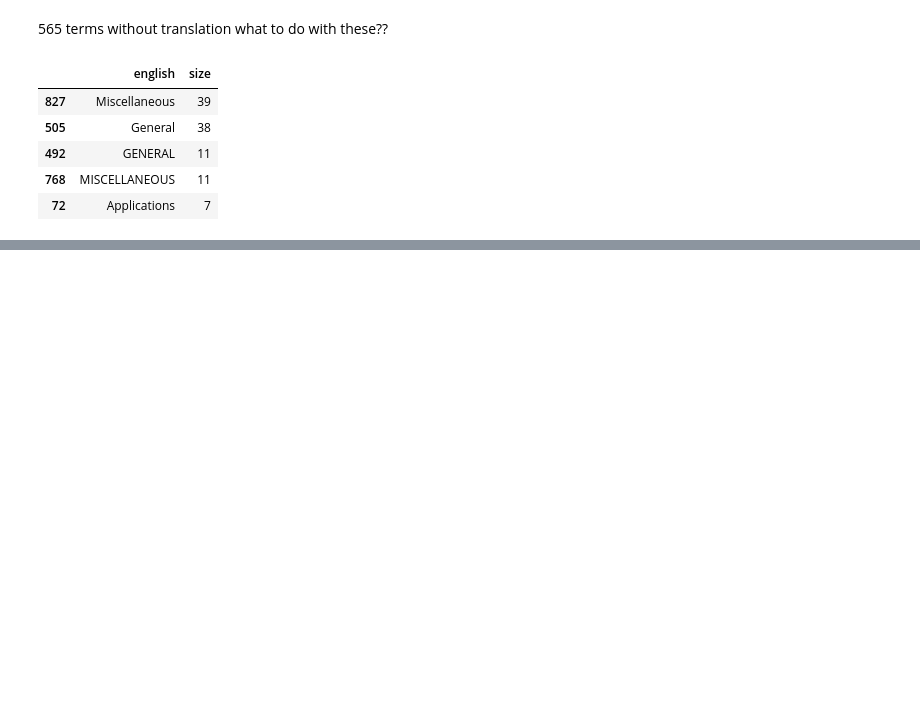
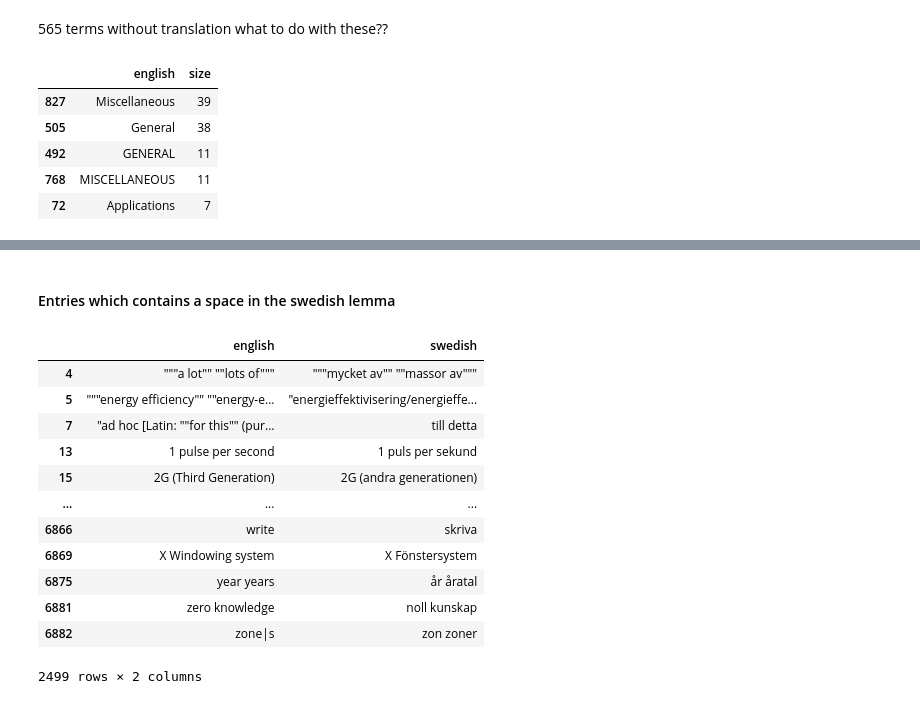
Before and after one commit to chickenThug/STUNDA, a Jupyter notebook: src/EDA.ipynb, the cells around one changed output, grey strips where cells are left out. Cells and saved outputs as stored; diff of their text form; code cells hidden in the pictures; blank space fills up the shorter version.

Commit message:
utförde mer EDA och påbörjade funktion för att hantera böjningar i lemma

```diff
--- a/src/EDA.ipynb
+++ b/src/EDA.ipynb
@@ -69,0 +88,18 @@ df_simplified_data.groupby(by=["english"], as_index=False).size().sort_values(by
+# %% [markdown]
+#### Entries which contains a space in the swedish lemma
+# %%
+df_simplified_data[df_simplified_data["swedish"].str.contains(" ")]
+# %% [output]
+|  | english | swedish |
+| 4 | """a lot"" ""lots of""" | """mycket av"" ""massor av""" |
+| 5 | """energy efficiency"" ""energy-e... | "energieffektivisering/energieffe... |
+| 7 | "ad hoc [Latin: ""for this"" (pur... | till detta |
+| 13 | 1 pulse per second | 1 puls per sekund |
+| 15 | 2G (Third Generation) | 2G (andra generationen) |
+| ... | ... | ... |
+| 6866 | write | skriva |
+| 6869 | X Windowing system | X Fönstersystem |
+| 6875 | year years | år åratal |
+| 6881 | zero knowledge | noll kunskap |
+| 6882 | zone|s | zon zoner |
+2499 rows × 2 columns
```
Also changed, not shown: parts of 4 cells of this notebook.
